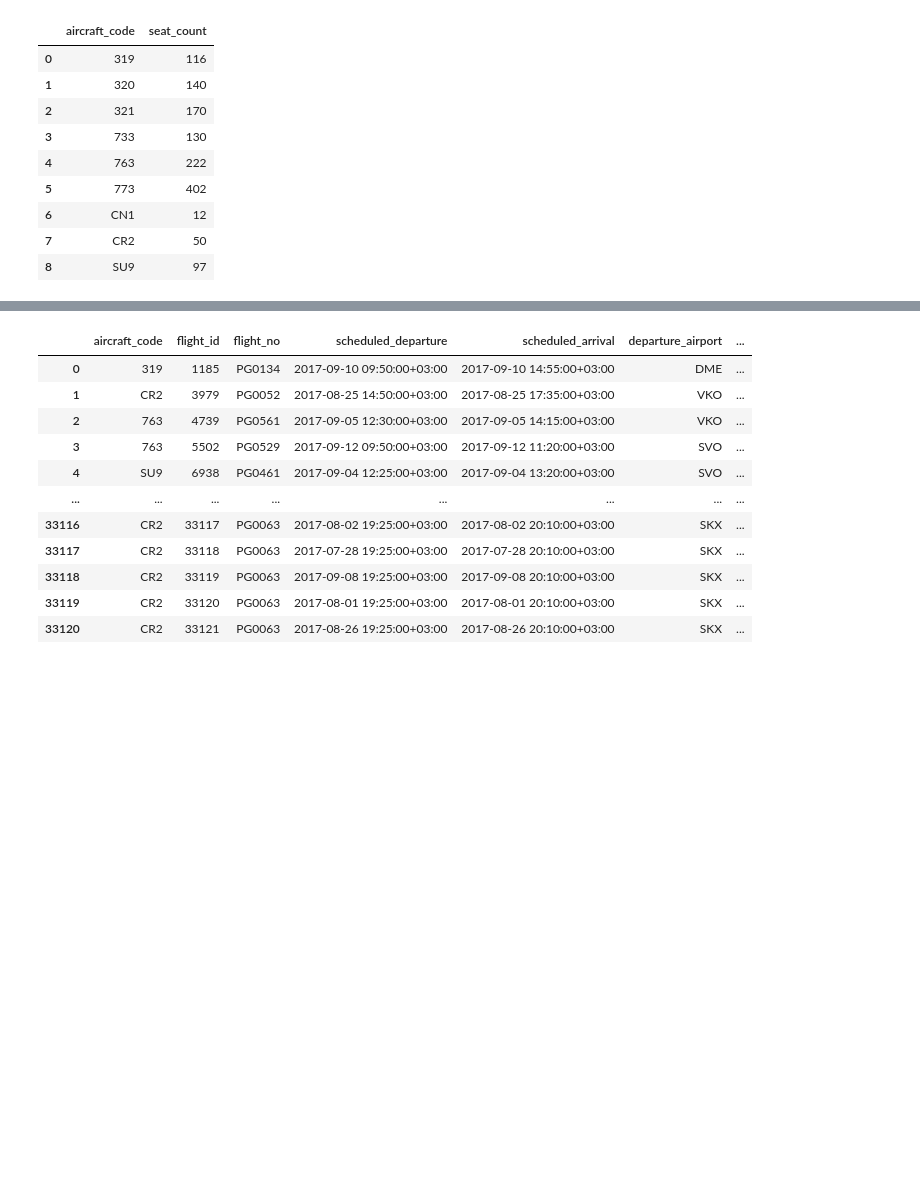
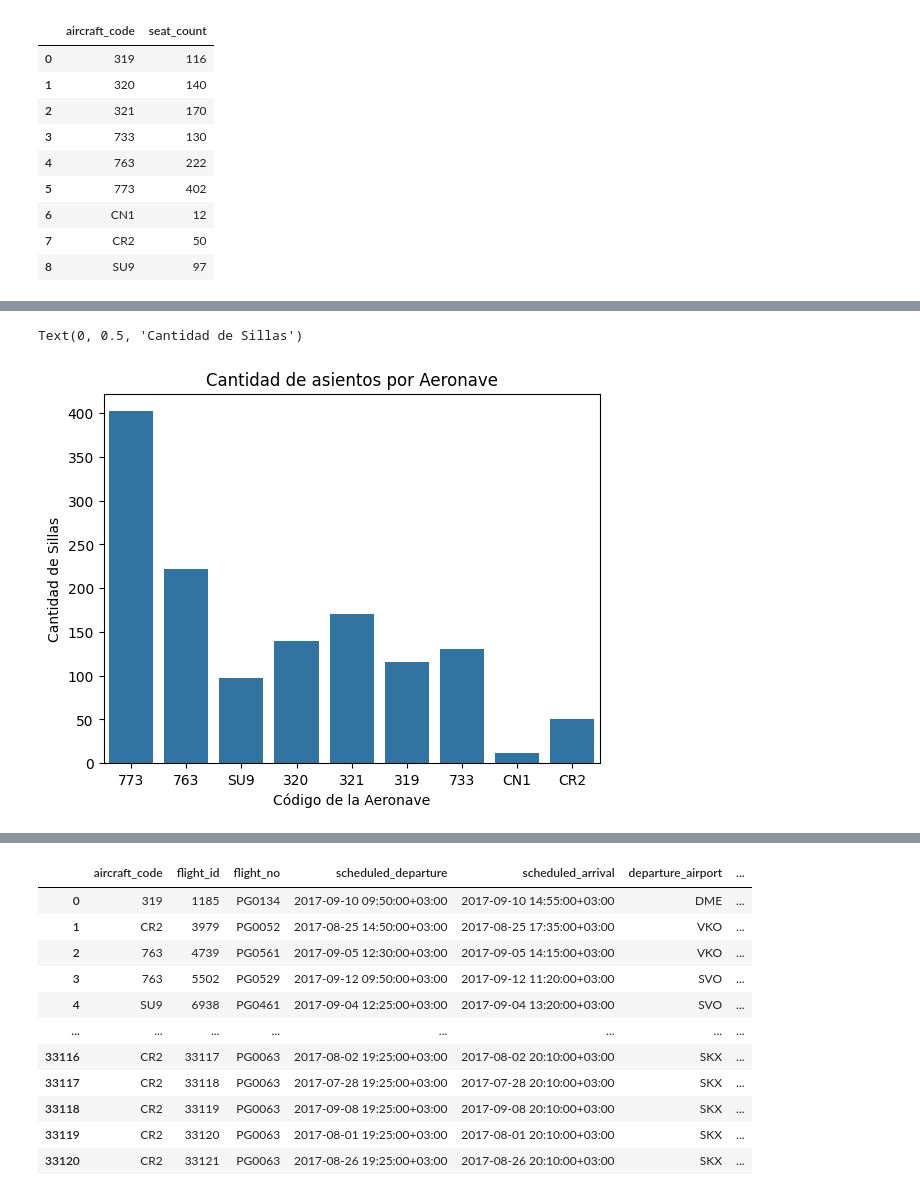
Before and after one commit to SORTEGA11/ProyectoFinalAerolineas, a Jupyter notebook: EDA/Vuelos.ipynb, the cells around one changed output, grey strips where cells are left out. Drawn from its saved outputs; the diff is of its cells as text; code cells hidden in the pictures; blank space fills up the shorter version.

```diff
--- a/EDA/Vuelos.ipynb
+++ b/EDA/Vuelos.ipynb
@@ -243,3 +243,6 @@ asientos_vuelo
 | 6 | CN1 | 12 |
 | 7 | CR2 | 50 |
 | 8 | SU9 | 97 |
+# %%
+asientos_modelo_aeronave = pd.merge( aeronaves, asientos_vuelo, on='aircraft_code', how='left')
+asientos_modelo_aeronave
@@ -245,0 +260,8 @@ asientos_vuelo
+# %%
+sns.barplot(data = asientos_modelo_aeronave, x='aircraft_code', y='seat_count')
+plt.title('Cantidad de asientos por Aeronave')
+plt.xlabel('Código de la Aeronave')
+plt.ylabel('Cantidad de Sillas')
+# %% [output]
+Text(0, 0.5, 'Cantidad de Sillas')
+[figure, added]
```
Also changed, not shown: parts of 2 cells of this notebook.
